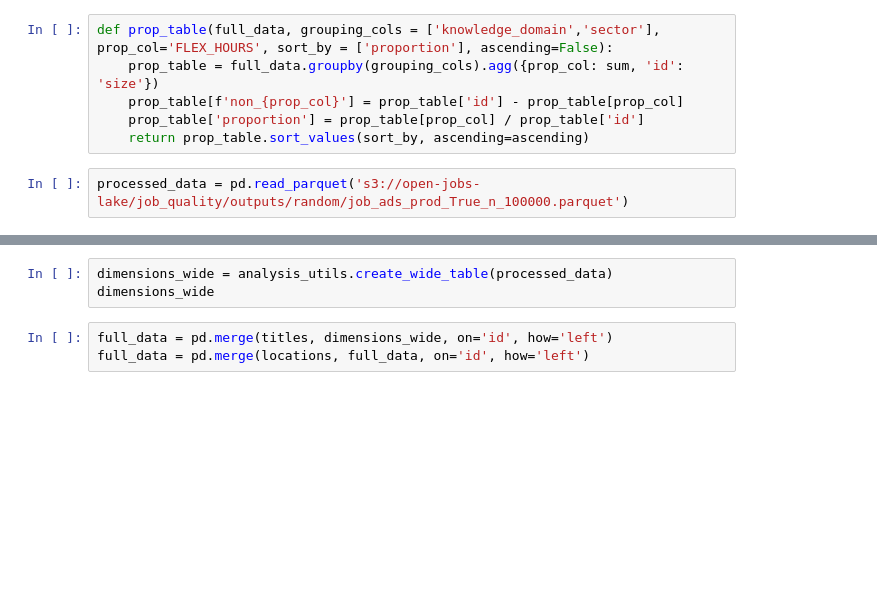
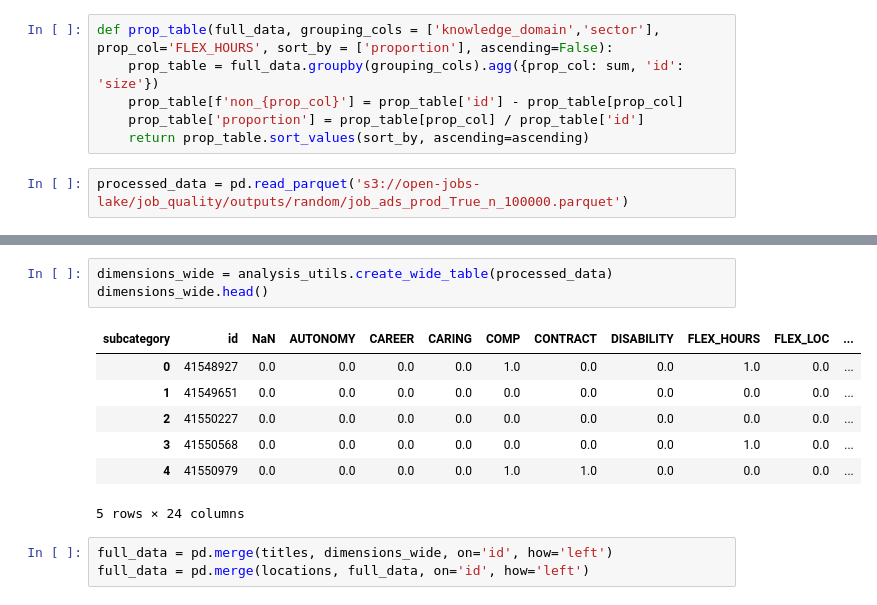
Before and after one commit to nestauk/dap_job_quality, a Jupyter notebook: dap_job_quality/analysis/random_sample/analysis_random_sample.ipynb, the cells around one changed output, grey strips where cells are left out. Saved outputs shown, nothing was run; the diff lists cells and outputs as text; blank space fills up the shorter version.

```diff
--- a/dap_job_quality/analysis/random_sample/analysis_random_sample.ipynb
+++ b/dap_job_quality/analysis/random_sample/analysis_random_sample.ipynb
@@ -28,6 +40,14 @@ processed_data.head()
 # %%
 dimensions_wide = analysis_utils.create_wide_table(processed_data)
-dimensions_wide
+dimensions_wide.head()
+# %% [output]
+| subcategory | id | NaN | AUTONOMY | CAREER | CARING | COMP | CONTRACT | DISABILITY | FLEX_HOURS | FLEX_LOC | ... |
+| 0 | 41548927 | 0.0 | 0.0 | 0.0 | 0.0 | 1.0 | 0.0 | 0.0 | 1.0 | 0.0 | ... |
+| 1 | 41549651 | 0.0 | 0.0 | 0.0 | 0.0 | 0.0 | 0.0 | 0.0 | 0.0 | 0.0 | ... |
+| 2 | 41550227 | 0.0 | 0.0 | 0.0 | 0.0 | 0.0 | 0.0 | 0.0 | 0.0 | 0.0 | ... |
+| 3 | 41550568 | 0.0 | 0.0 | 0.0 | 0.0 | 0.0 | 0.0 | 0.0 | 1.0 | 0.0 | ... |
+| 4 | 41550979 | 0.0 | 0.0 | 0.0 | 0.0 | 1.0 | 1.0 | 0.0 | 0.0 | 0.0 | ... |
+5 rows × 24 columns
 # %%
 full_data = pd.merge(titles, dimensions_wide, on='id', how='left')
 full_data = pd.merge(locations, full_data, on='id', how='left')
```
Also changed, not shown: parts of 71 cells of this notebook.
